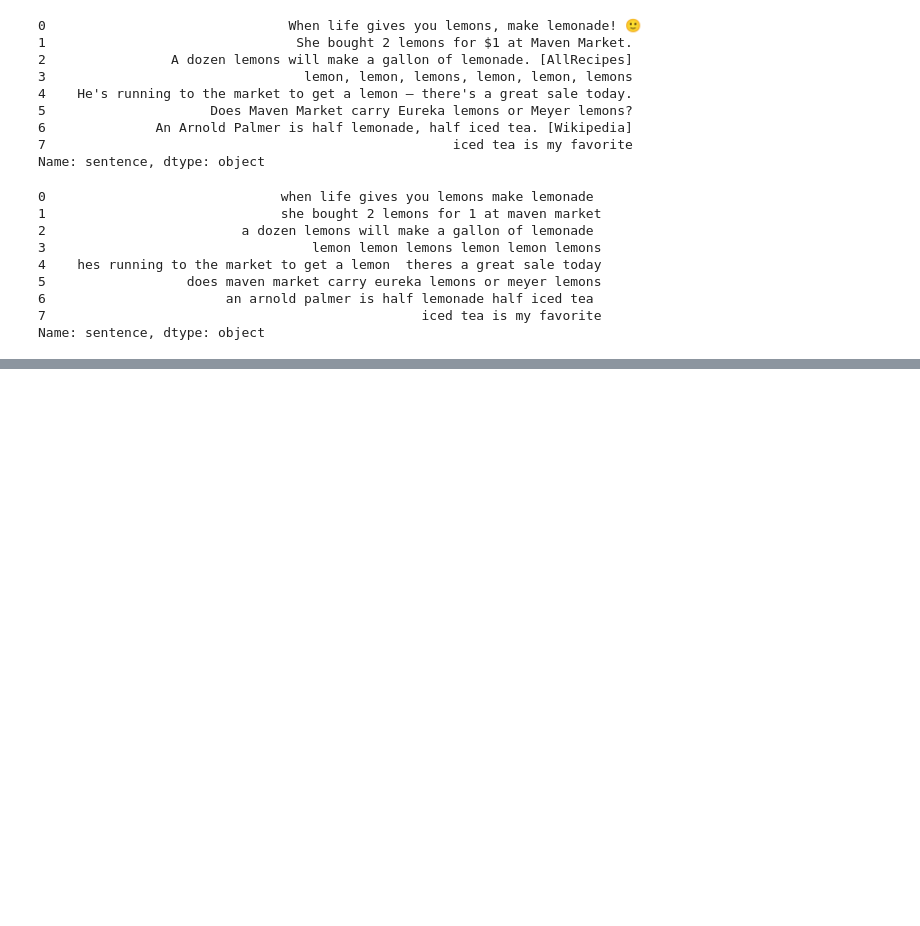
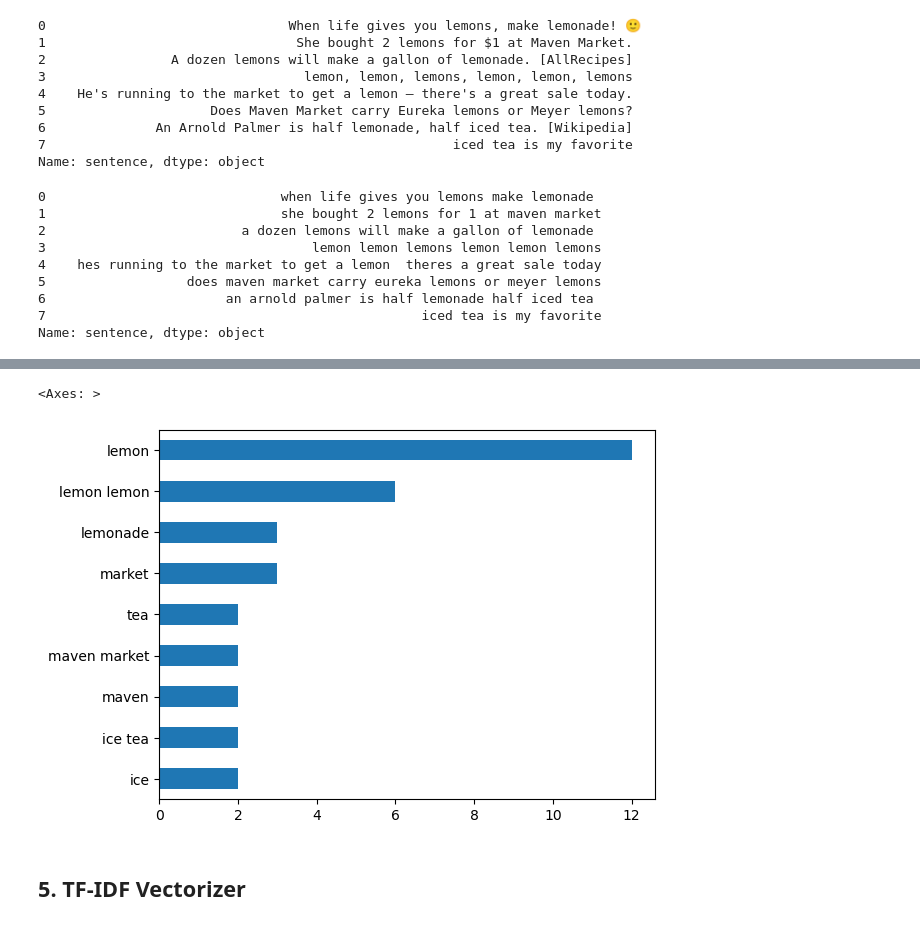
Before and after one commit to StevTobs/nlp_projects, a Jupyter notebook: On_the_Git/3_text_preprocessing.ipynb, the cells around one changed output, grey strips where cells are left out. Cells and saved outputs as stored; diff of their text form; code cells hidden in the pictures; blank space fills up the shorter version.

```diff
--- a/On_the_Git/3_text_preprocessing.ipynb
+++ b/On_the_Git/3_text_preprocessing.ipynb
@@ -203,0 +481,4 @@ Name: sentence, dtype: object
+# %%
+import pandas as pd
+text_clean = pd.read_pickle('text_clean.pkl')
+text_clean
@@ -203,0 +531,5 @@ Name: sentence, dtype: object
+# %%
+cv2 = CountVectorizer(stop_words='english', ngram_range=(1,2), min_df=2 )
+dtm = cv2.fit_transform(text_clean)
+dtm_df2  = pd.DataFrame(dtm.toarray(), columns=cv2.get_feature_names_out())
+dtm_df2
@@ -203,0 +548,3 @@ Name: sentence, dtype: object
+# %%
+term_freq = dtm_df2.sum()
+term_freq
@@ -203,0 +562,7 @@ Name: sentence, dtype: object
+# %%
+term_freq.sort_values(ascending=True).plot(kind='barh')
+# %% [output]
+<Axes: >
+[figure, added]
+# %% [markdown]
+## 5. TF-IDF Vectorizer
```
Also changed, not shown: parts of 53 cells of this notebook, 3 other files.
